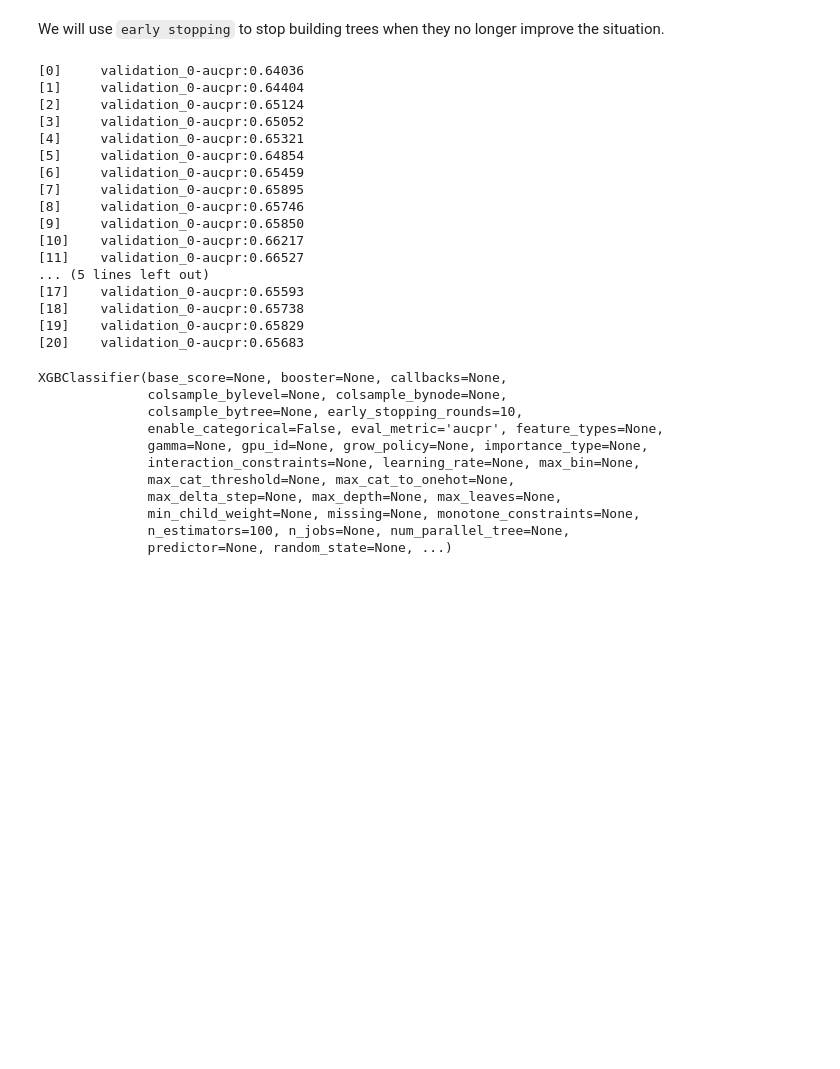
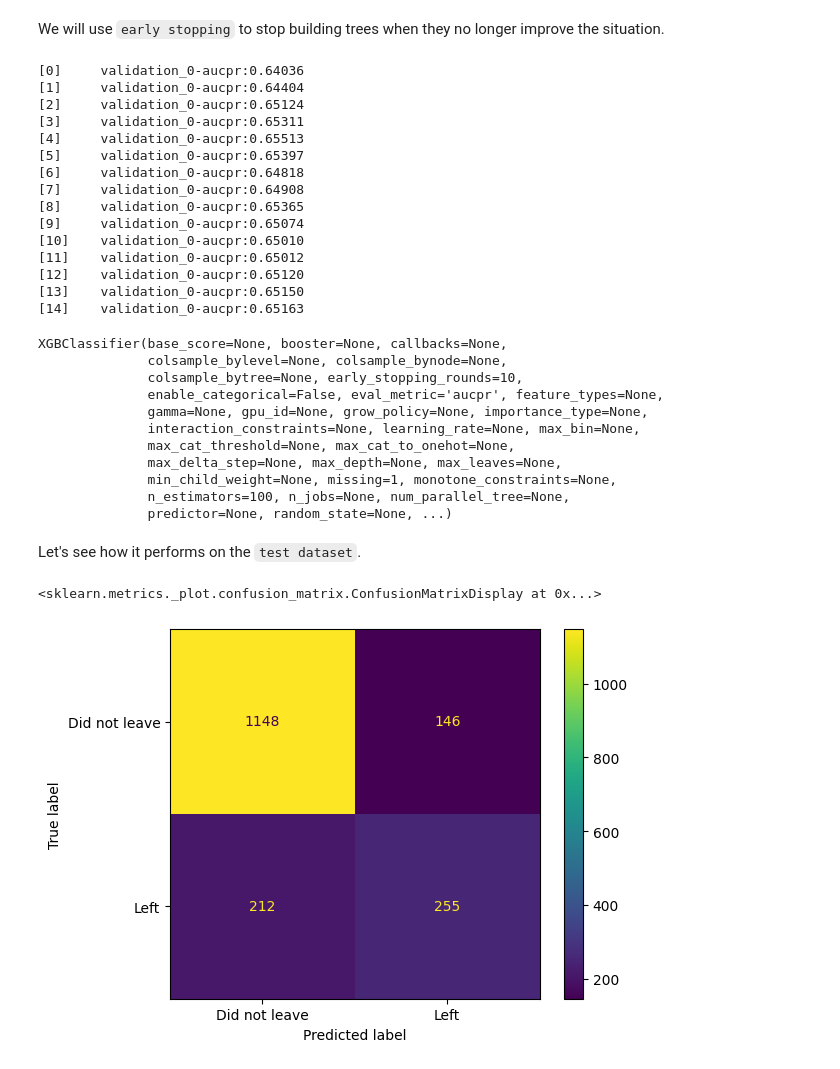
Before and after one commit to crisvarai/xgboost_model, a Jupyter notebook: XGBoost_Model_Implementation.ipynb, the cells around one changed output. Drawn from its saved outputs; the diff is of its cells as text; code cells hidden in the pictures; blank space fills up the shorter version.

Commit message:
confu_mat metric

```diff
--- a/XGBoost_Model_Implementation.ipynb
+++ b/XGBoost_Model_Implementation.ipynb
@@ -336,7 +336,7 @@ sum(y_test)/len(y_test)
 We will use `early stopping` to stop building trees when they no longer improve the situation.
 # %%
 xgb_clf = xgb.XGBClassifier(objective="binary:logistic",
-                            missing=None,
+                            missing=1,
                             seed=42,
                             early_stopping_rounds=10,
                             eval_metric="aucpr")
@@ -351,20 +351,18 @@ xgb_clf.fit(X_train,
 [0]     validation_0-aucpr:0.64036
 [1]     validation_0-aucpr:0.64404
 [2]     validation_0-aucpr:0.65124
-[3]     validation_0-aucpr:0.65052
-[4]     validation_0-aucpr:0.65321
-[5]     validation_0-aucpr:0.64854
-[6]     validation_0-aucpr:0.65459
-[7]     validation_0-aucpr:0.65895
-[8]     validation_0-aucpr:0.65746
-[9]     validation_0-aucpr:0.65850
-[10]    validation_0-aucpr:0.66217
-[11]    validation_0-aucpr:0.66527
-... (5 lines left out)
-[17]    validation_0-aucpr:0.65593
-[18]    validation_0-aucpr:0.65738
-[19]    validation_0-aucpr:0.65829
-[20]    validation_0-aucpr:0.65683
+[3]     validation_0-aucpr:0.65311
+[4]     validation_0-aucpr:0.65513
+[5]     validation_0-aucpr:0.65397
+[6]     validation_0-aucpr:0.64818
+[7]     validation_0-aucpr:0.64908
+[8]     validation_0-aucpr:0.65365
+[9]     validation_0-aucpr:0.65074
+[10]    validation_0-aucpr:0.65010
+[11]    validation_0-aucpr:0.65012
+[12]    validation_0-aucpr:0.65120
+[13]    validation_0-aucpr:0.65150
+[14]    validation_0-aucpr:0.65163
 XGBClassifier(base_score=None, booster=None, callbacks=None,
               colsample_bylevel=None, colsample_bynode=None,
               colsample_bytree=None, early_stopping_rounds=10,
@@ -373,6 +371,17 @@ XGBClassifier(base_score=None, booster=None, callbacks=None,
               interaction_constraints=None, learning_rate=None, max_bin=None,
               max_cat_threshold=None, max_cat_to_onehot=None,
               max_delta_step=None, max_depth=None, max_leaves=None,
-              min_child_weight=None, missing=None, monotone_constraints=None,
+              min_child_weight=None, missing=1, monotone_constraints=None,
               n_estimators=100, n_jobs=None, num_parallel_tree=None,
               predictor=None, random_state=None, ...)
+# %% [markdown]
+Let's see how it performs on the `test dataset`.
+# %%
+y_pred = xgb_clf.predict(X_test)
+# %%
+cm = confusion_matrix(y_test, y_pred)
+disp = ConfusionMatrixDisplay(confusion_matrix=cm, display_labels=["Did not leave", "Left"])
+disp.plot()
+# %% [output]
+<sklearn.metrics._plot.confusion_matrix.ConfusionMatrixDisplay at 0x...>
+[figure, added]
```
Also changed, not shown: parts of 2 cells of this notebook.
